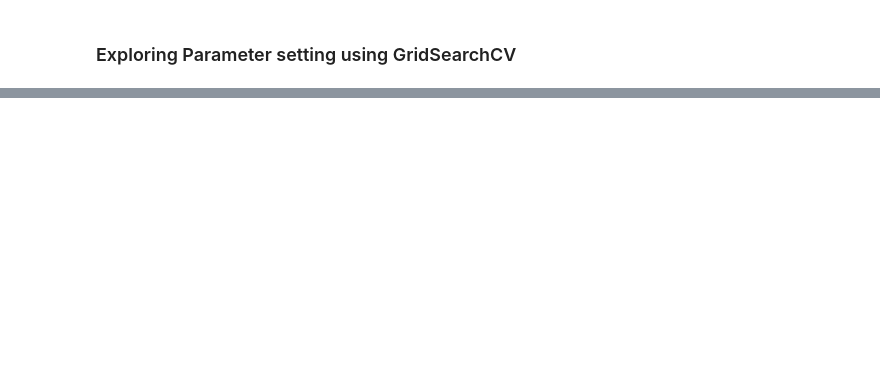
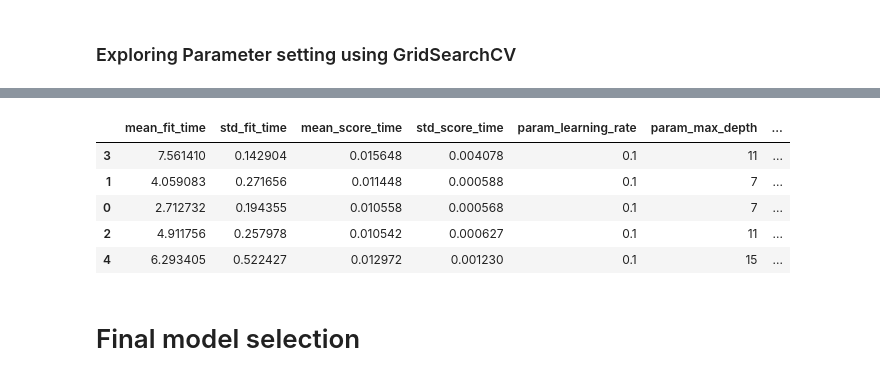
Before and after one commit to San0160/NLP, a Jupyter notebook: nlp_classes.ipynb, the cells around one changed output, grey strips where cells are left out. Saved outputs shown, nothing was run; the diff lists cells and outputs as text; code cells hidden in the pictures; blank space fills up the shorter version.

```diff
--- a/nlp_classes.ipynb
+++ b/nlp_classes.ipynb
@@ -1178,0 +1255,18 @@ pd.DataFrame(gs_fit.cv_results_).sort_values("mean_test_score", ascending = Fals
+# %%
+gb2  = GradientBoostingClassifier()
+param2 = {"n_estimators" : [100, 150],  # As u can see above 100 and 150 generated the best models
+       "max_depth" : [7, 11, 15],
+       "learning_rate" : [0.1]}     # Setting to default
+
+gs2 = GridSearchCV(gb2, param2, cv = 5, n_jobs = -1)
+model_count = gs2.fit(X_countV_df, data["label"])
+pd.DataFrame(model_count.cv_results_).sort_values("mean_test_score", ascending = False)[0:5]
+# %% [output]
+|  | mean_fit_time | std_fit_time | mean_score_time | std_score_time | param_learning_rate | param_max_depth | ... |
+| 3 | 7.561410 | 0.142904 | 0.015648 | 0.004078 | 0.1 | 11 | ... |
+| 1 | 4.059083 | 0.271656 | 0.011448 | 0.000588 | 0.1 | 7 | ... |
+| 0 | 2.712732 | 0.194355 | 0.010558 | 0.000568 | 0.1 | 7 | ... |
+| 2 | 4.911756 | 0.257978 | 0.010542 | 0.000627 | 0.1 | 11 | ... |
+| 4 | 6.293405 | 0.522427 | 0.012972 | 0.001230 | 0.1 | 15 | ... |
+# %% [markdown]
+# Final model selection
```
Also changed, not shown: parts of 19 cells of this notebook.
